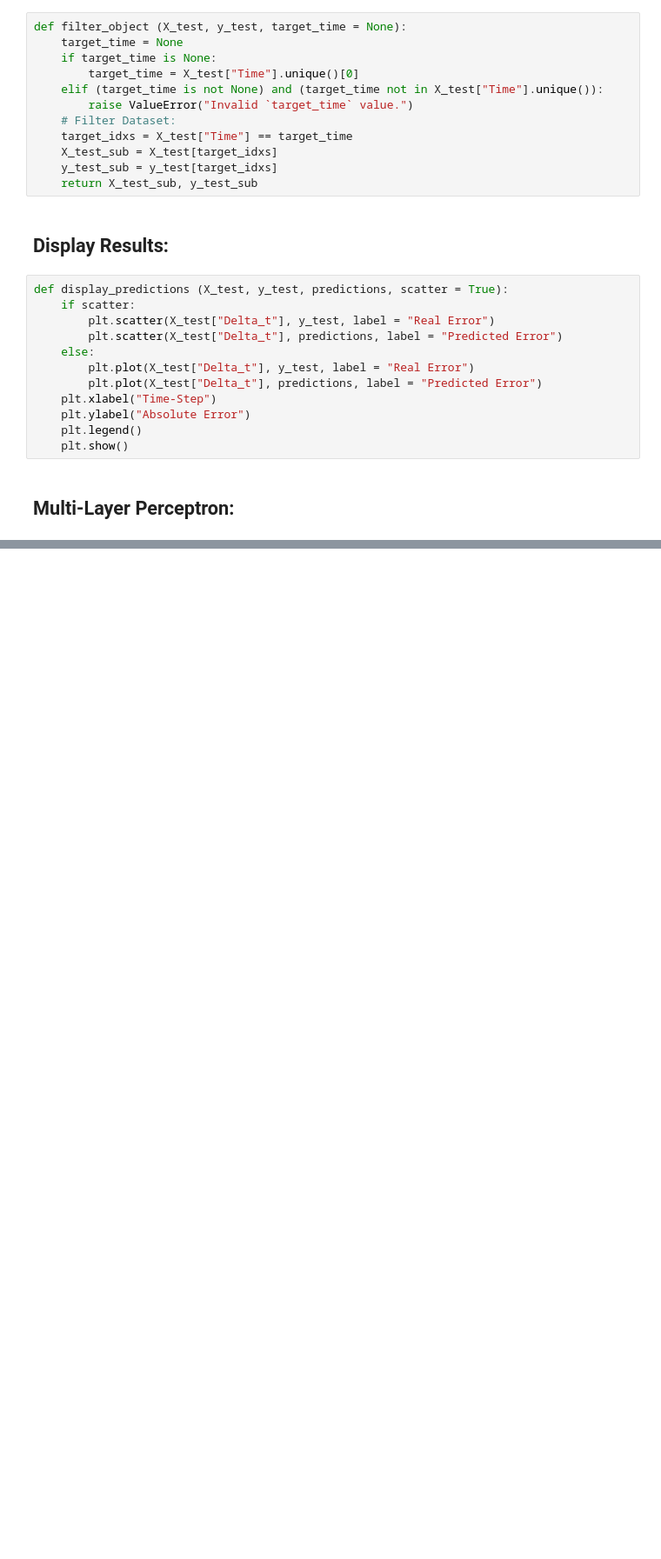
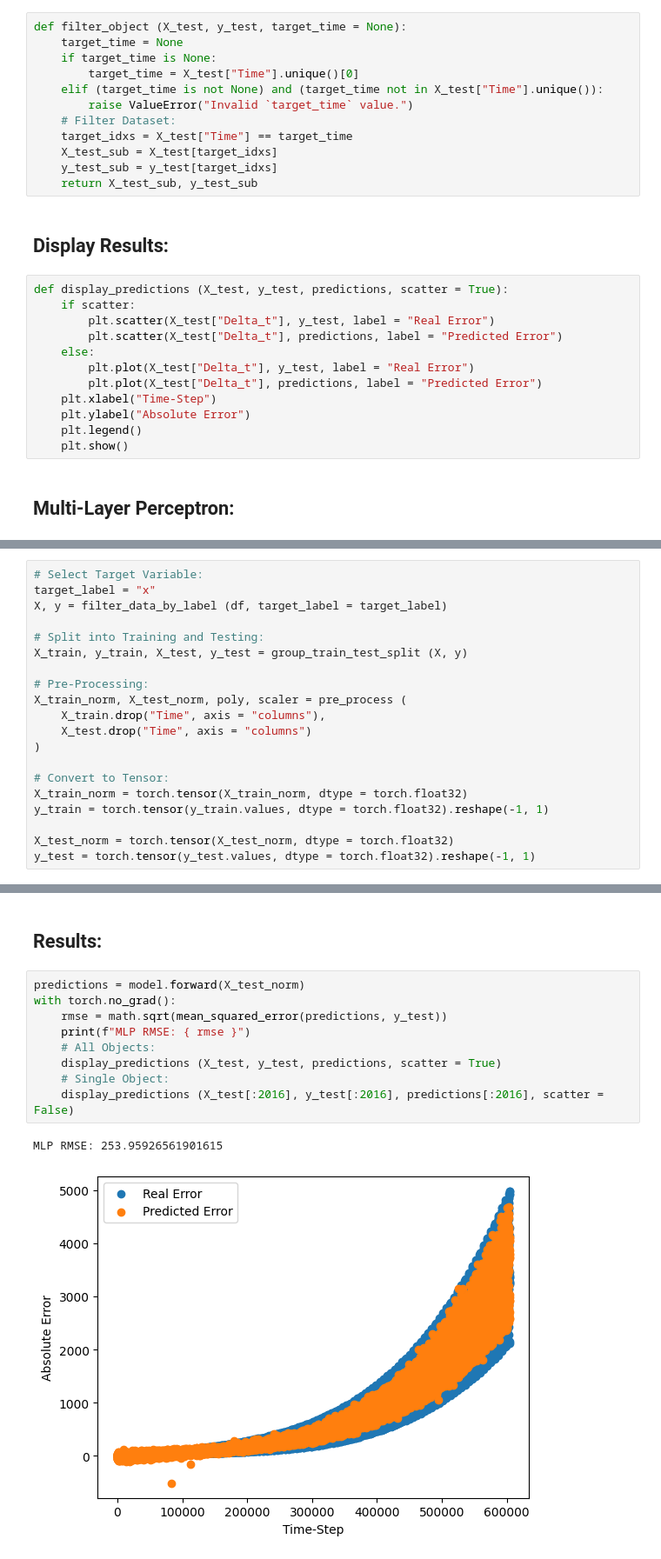
Before and after one commit to PJBarbosa98/X-Iberian-Modelling-Week, a Jupyter notebook: Final.ipynb, the cells around one changed output, grey strips where cells are left out. Shown: that part at 87% size. Saved outputs shown, nothing was run; the diff lists cells and outputs as text; blank space fills up the shorter version.

```diff
--- a/Final.ipynb
+++ b/Final.ipynb
@@ -321,0 +170,20 @@ class CustomMLP (torch.nn.Module):
+# %%
+# Select Target Variable:
+target_label = "x"
+X, y = filter_data_by_label (df, target_label = target_label)
+
+# Split into Training and Testing:
+X_train, y_train, X_test, y_test = group_train_test_split (X, y)
+
+# Pre-Processing:
+X_train_norm, X_test_norm, poly, scaler = pre_process (
+    X_train.drop("Time", axis = "columns"),
+    X_test.drop("Time", axis = "columns")
+)
+
+# Convert to Tensor:
+X_train_norm = torch.tensor(X_train_norm, dtype = torch.float32)
+y_train = torch.tensor(y_train.values, dtype = torch.float32).reshape(-1, 1)
+
+X_test_norm = torch.tensor(X_test_norm, dtype = torch.float32)
+y_test = torch.tensor(y_test.values, dtype = torch.float32).reshape(-1, 1)
@@ -321,0 +273,14 @@ class CustomMLP (torch.nn.Module):
+# %% [markdown]
+## Results:
+# %%
+predictions = model.forward(X_test_norm)
+with torch.no_grad():
+    rmse = math.sqrt(mean_squared_error(predictions, y_test))
+    print(f"MLP RMSE: { rmse }")
+    # All Objects:
+    display_predictions (X_test, y_test, predictions, scatter = True)
+    # Single Object:
+    display_predictions (X_test[:2016], y_test[:2016], predictions[:2016], scatter = False)
+# %% [output]
+MLP RMSE: 253.95926561901615
+[figure, added]
```
Also changed, not shown: parts of 11 cells of this notebook, 8 other files.
